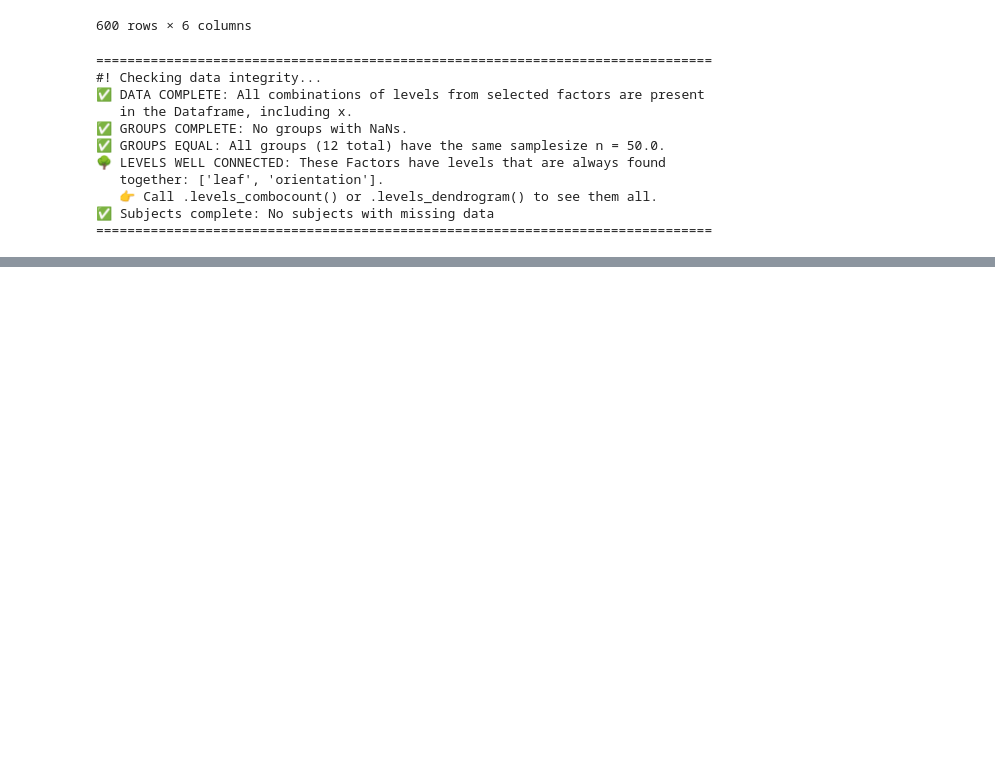
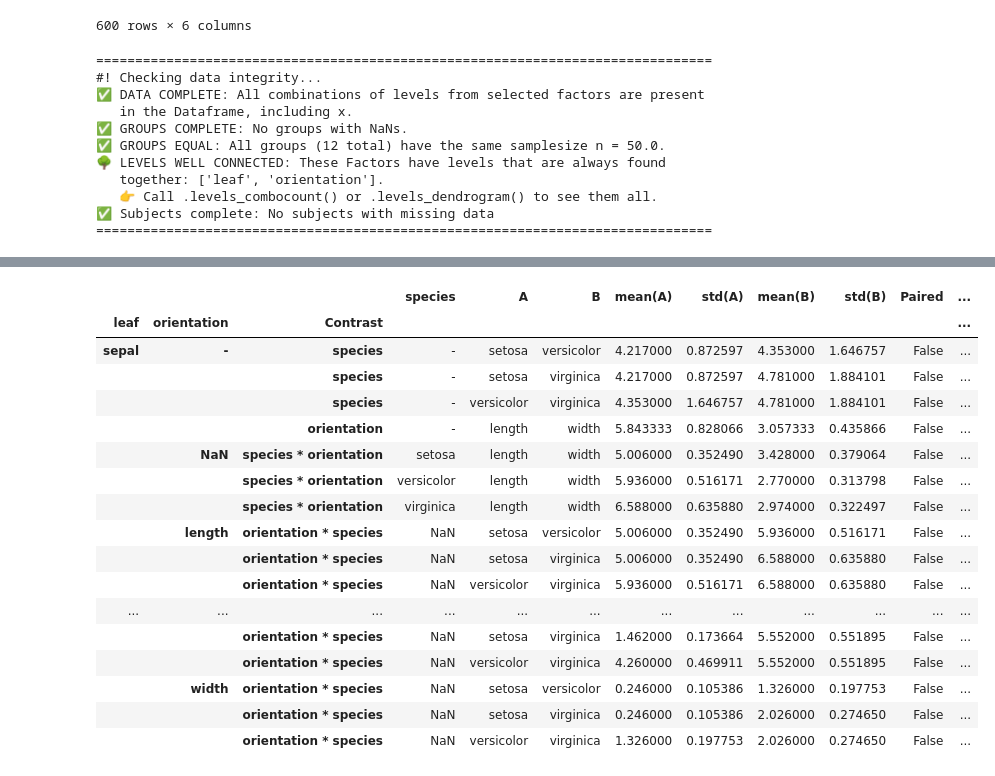
Before and after one commit to markur4/plotastic, a Jupyter notebook: IMAGES/EXAMPLE_GALLERY/iris.ipynb, the cells around one changed output, grey strips where cells are left out. Drawn from its saved outputs; the diff is of its cells as text; code cells hidden in the pictures; blank space fills up the shorter version.

```diff
--- a/IMAGES/EXAMPLE_GALLERY/iris.ipynb
+++ b/IMAGES/EXAMPLE_GALLERY/iris.ipynb
@@ -74,5 +96,24 @@ DA3.check_homoscedasticity()
 # %%
-_ = DA3.test_pairwise(paired=False, parametric=True)
+DA3.test_pairwise(paired=False, parametric=False)
+# %% [output]
+|  |  |  | species | A | B | mean(A) | std(A) | mean(B) | std(B) | Paired | ... |
+| leaf | orientation | Contrast |  |  |  |  |  |  |  |  | ... |
+| sepal | - | species | - | setosa | versicolor | 4.217000 | 0.872597 | 4.353000 | 1.646757 | False | ... |
+|  |  | species | - | setosa | virginica | 4.217000 | 0.872597 | 4.781000 | 1.884101 | False | ... |
+|  |  | species | - | versicolor | virginica | 4.353000 | 1.646757 | 4.781000 | 1.884101 | False | ... |
+|  |  | orientation | - | length | width | 5.843333 | 0.828066 | 3.057333 | 0.435866 | False | ... |
+|  | NaN | species * orientation | setosa | length | width | 5.006000 | 0.352490 | 3.428000 | 0.379064 | False | ... |
+|  |  | species * orientation | versicolor | length | width | 5.936000 | 0.516171 | 2.770000 | 0.313798 | False | ... |
+|  |  | species * orientation | virginica | length | width | 6.588000 | 0.635880 | 2.974000 | 0.322497 | False | ... |
+|  | length | orientation * species | NaN | setosa | versicolor | 5.006000 | 0.352490 | 5.936000 | 0.516171 | False | ... |
+|  |  | orientation * species | NaN | setosa | virginica | 5.006000 | 0.352490 | 6.588000 | 0.635880 | False | ... |
+|  |  | orientation * species | NaN | versicolor | virginica | 5.936000 | 0.516171 | 6.588000 | 0.635880 | False | ... |
+| ... | ... | ... | ... | ... | ... | ... | ... | ... | ... | ... | ... |
+|  |  | orientation * species | NaN | setosa | virginica | 1.462000 | 0.173664 | 5.552000 | 0.551895 | False | ... |
+|  |  | orientation * species | NaN | versicolor | virginica | 4.260000 | 0.469911 | 5.552000 | 0.551895 | False | ... |
+|  | width | orientation * species | NaN | setosa | versicolor | 0.246000 | 0.105386 | 1.326000 | 0.197753 | False | ... |
+|  |  | orientation * species | NaN | setosa | virginica | 0.246000 | 0.105386 | 2.026000 | 0.274650 | False | ... |
+|  |  | orientation * species | NaN | versicolor | virginica | 1.326000 | 0.197753 | 2.026000 | 0.274650 | False | ... |
 # %%
 (
     DA3.subplots(figsize=(4, 2), sharey=False, wspace=0.2)
```
Also changed, not shown: parts of 3 cells of this notebook, 1 other file.
